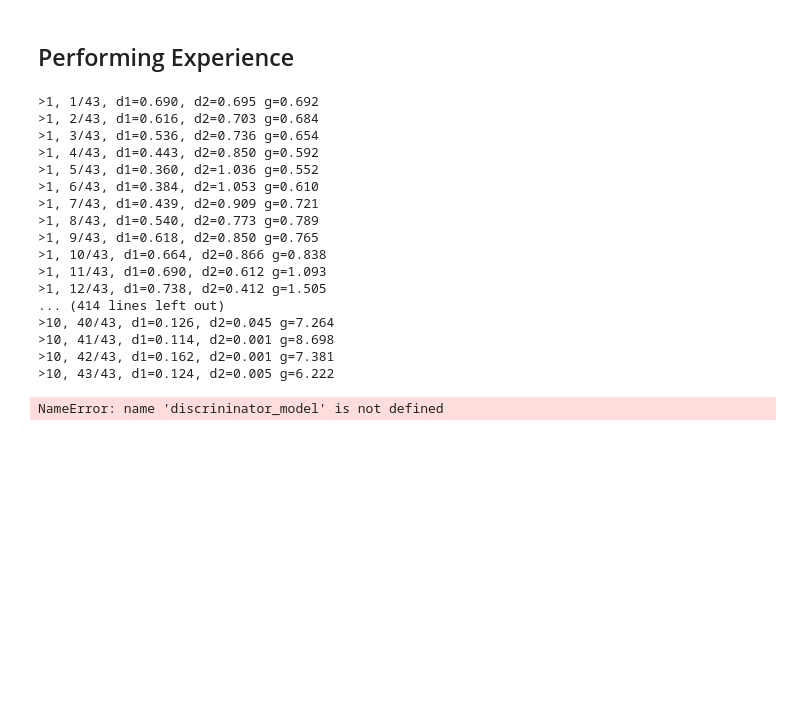
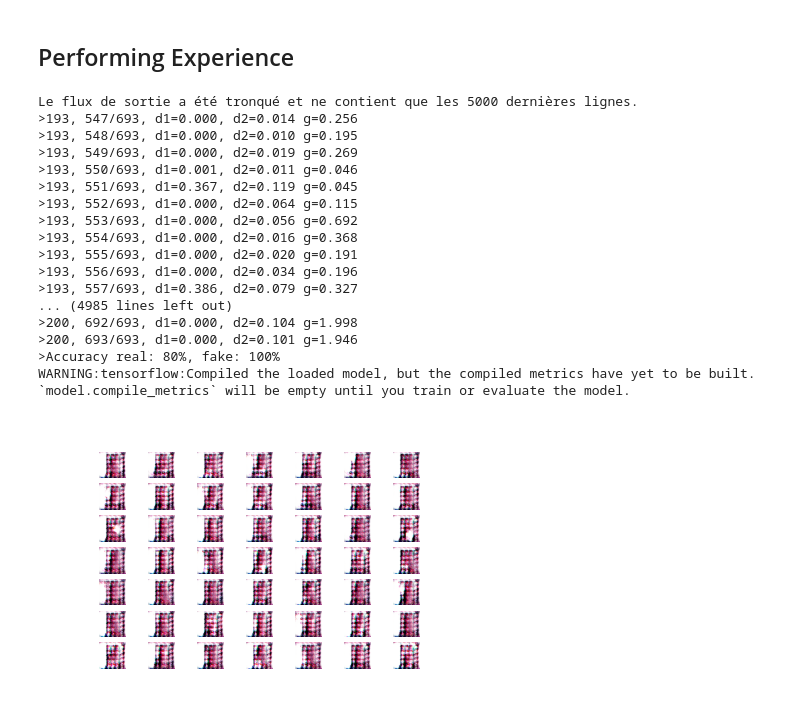
Before and after one commit to sebgra/Breast_Cancer_Gan, a Jupyter notebook: Breast_Cancer_Gan.ipynb, the cells around one changed output. Cells and saved outputs as stored; diff of their text form; code cells hidden in the pictures; blank space fills up the shorter version.

```diff
--- a/Breast_Cancer_Gan.ipynb
+++ b/Breast_Cancer_Gan.ipynb
@@ -279,23 +338,31 @@ gan_model = build_gan(generator_model, discriminator_model)
 
 dataset = preprocess_images(images)
 # %%
-train_gan(generator_model, discriminator_model, gan_model, dataset, lattent_dimension)
+with tf.device('/GPU:0'):
+  train_gan(generator_model, discriminator_model, gan_model, dataset, lattent_dimension, n_epochs = 200, n_batch = 8 )
 # %% [output]
->1, 1/43, d1=0.690, d2=0.695 g=0.692
->1, 2/43, d1=0.616, d2=0.703 g=0.684
->1, 3/43, d1=0.536, d2=0.736 g=0.654
->1, 4/43, d1=0.443, d2=0.850 g=0.592
->1, 5/43, d1=0.360, d2=1.036 g=0.552
->1, 6/43, d1=0.384, d2=1.053 g=0.610
->1, 7/43, d1=0.439, d2=0.909 g=0.721
->1, 8/43, d1=0.540, d2=0.773 g=0.789
->1, 9/43, d1=0.618, d2=0.850 g=0.765
->1, 10/43, d1=0.664, d2=0.866 g=0.838
->1, 11/43, d1=0.690, d2=0.612 g=1.093
->1, 12/43, d1=0.738, d2=0.412 g=1.505
-... (414 lines left out)
->10, 40/43, d1=0.126, d2=0.045 g=7.264
->10, 41/43, d1=0.114, d2=0.001 g=8.698
->10, 42/43, d1=0.162, d2=0.001 g=7.381
->10, 43/43, d1=0.124, d2=0.005 g=6.222
+Le flux de sortie a été tronqué et ne contient que les 5000 dernières lignes.
+>193, 547/693, d1=0.000, d2=0.014 g=0.256
+>193, 548/693, d1=0.000, d2=0.010 g=0.195
+>193, 549/693, d1=0.000, d2=0.019 g=0.269
+>193, 550/693, d1=0.001, d2=0.011 g=0.046
+>193, 551/693, d1=0.367, d2=0.119 g=0.045
+>193, 552/693, d1=0.000, d2=0.064 g=0.115
+>193, 553/693, d1=0.000, d2=0.056 g=0.692
+>193, 554/693, d1=0.000, d2=0.016 g=0.368
+>193, 555/693, d1=0.000, d2=0.020 g=0.191
+>193, 556/693, d1=0.000, d2=0.034 g=0.196
+>193, 557/693, d1=0.386, d2=0.079 g=0.327
+... (4985 lines left out)
+>200, 692/693, d1=0.000, d2=0.104 g=1.998
+>200, 693/693, d1=0.000, d2=0.101 g=1.946
+>Accuracy real: 80%, fake: 100%
+WARNING:tensorflow:Compiled the loaded model, but the compiled metrics have yet to be built. `model.compile_metrics` will be empty until you train or evaluate the model.
-NameError: name 'discrininator_model' is not defined
+# %%
+# Display a single image using the epoch number
+def display_image(epoch_no):
+  return PIL.Image.open('/content/drive/MyDrive/Breast_Gan/Models_and_images/generated_plot_e0' + str(epoch_no) +'.png')
+# %%
+display_image(10)
+# %% [output]
+[figure, added]
```
Also changed, not shown: parts of 15 cells of this notebook, 56 other files.
